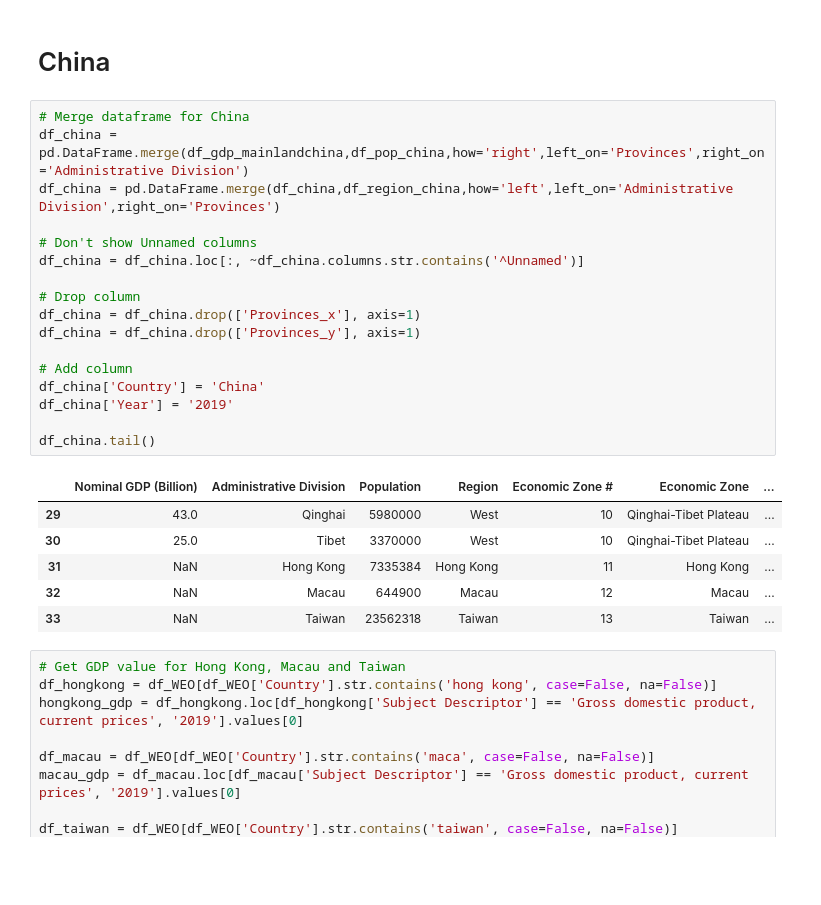
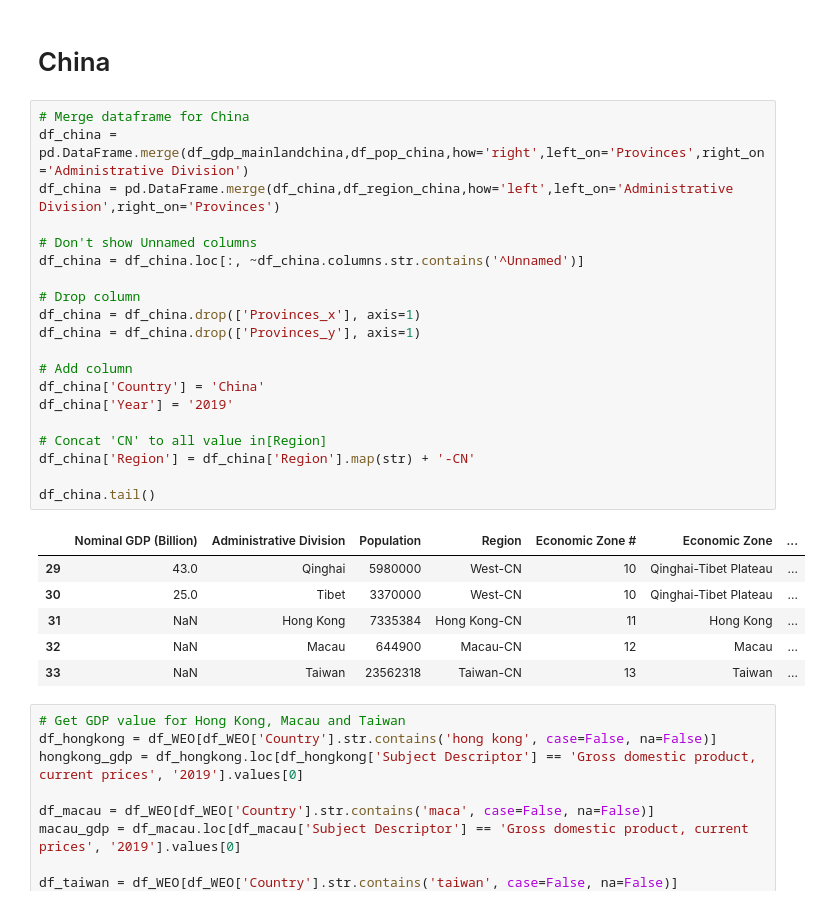
Before and after one commit to david880110/Economy-by-Country, a Jupyter notebook: data_cleaning.ipynb, the cells around one changed output. Saved outputs shown, nothing was run; the diff lists cells and outputs as text; blank space fills up the shorter version.

```diff
--- a/data_cleaning.ipynb
+++ b/data_cleaning.ipynb
@@ -14,27 +14,30 @@ df_region_china = pd.read_csv('raw_data/data-economyregion-china.csv')
 # %%
 # Merge dataframe for China
 df_china = pd.DataFrame.merge(df_gdp_mainlandchina,df_pop_china,how='right',left_on='Provinces',right_on='Administrative Division')
 df_china = pd.DataFrame.merge(df_china,df_region_china,how='left',left_on='Administrative Division',right_on='Provinces')
 
 # Don't show Unnamed columns
 df_china = df_china.loc[:, ~df_china.columns.str.contains('^Unnamed')]
 
 # Drop column
 df_china = df_china.drop(['Provinces_x'], axis=1)
 df_china = df_china.drop(['Provinces_y'], axis=1)
 
 # Add column
 df_china['Country'] = 'China'
 df_china['Year'] = '2019'
 
+# Concat 'CN' to all value in[Region]
+df_china['Region'] = df_china['Region'].map(str) + '-CN'
+
 df_china.tail()
 # %% [output]
 |  | Nominal GDP (Billion) | Administrative Division | Population | Region | Economic Zone # | Economic Zone | ... |
-| 29 | 43.0 | Qinghai | 5980000 | West | 10 | Qinghai-Tibet Plateau | ... |
-| 30 | 25.0 | Tibet | 3370000 | West | 10 | Qinghai-Tibet Plateau | ... |
-| 31 | NaN | Hong Kong | 7335384 | Hong Kong | 11 | Hong Kong | ... |
-| 32 | NaN | Macau | 644900 | Macau | 12 | Macau | ... |
-| 33 | NaN | Taiwan | 23562318 | Taiwan | 13 | Taiwan | ... |
+| 29 | 43.0 | Qinghai | 5980000 | West-CN | 10 | Qinghai-Tibet Plateau | ... |
+| 30 | 25.0 | Tibet | 3370000 | West-CN | 10 | Qinghai-Tibet Plateau | ... |
+| 31 | NaN | Hong Kong | 7335384 | Hong Kong-CN | 11 | Hong Kong | ... |
+| 32 | NaN | Macau | 644900 | Macau-CN | 12 | Macau | ... |
+| 33 | NaN | Taiwan | 23562318 | Taiwan-CN | 13 | Taiwan | ... |
 # %%
 # Get GDP value for Hong Kong, Macau and Taiwan
 df_hongkong = df_WEO[df_WEO['Country'].str.contains('hong kong', case=False, na=False)]
```
Also changed, not shown: parts of 2 cells of this notebook, 5 other files.
